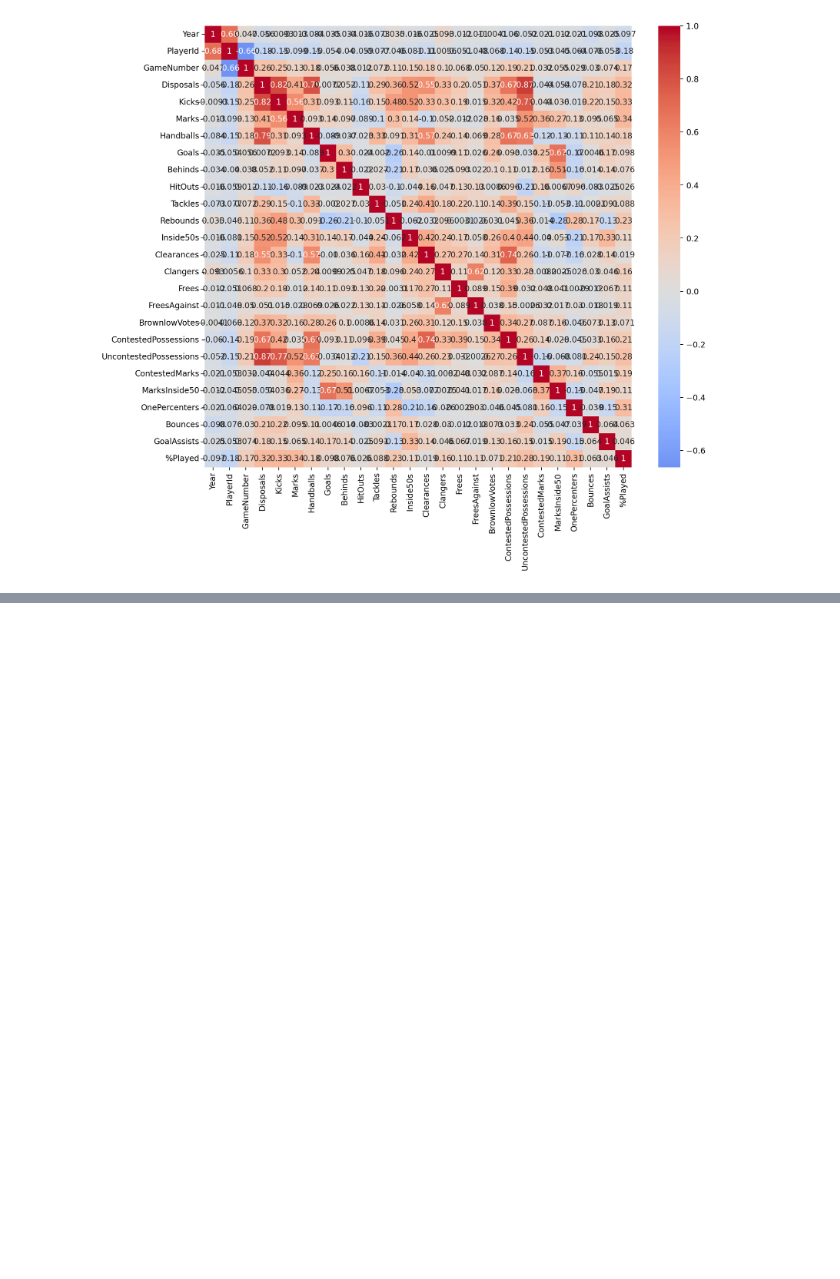
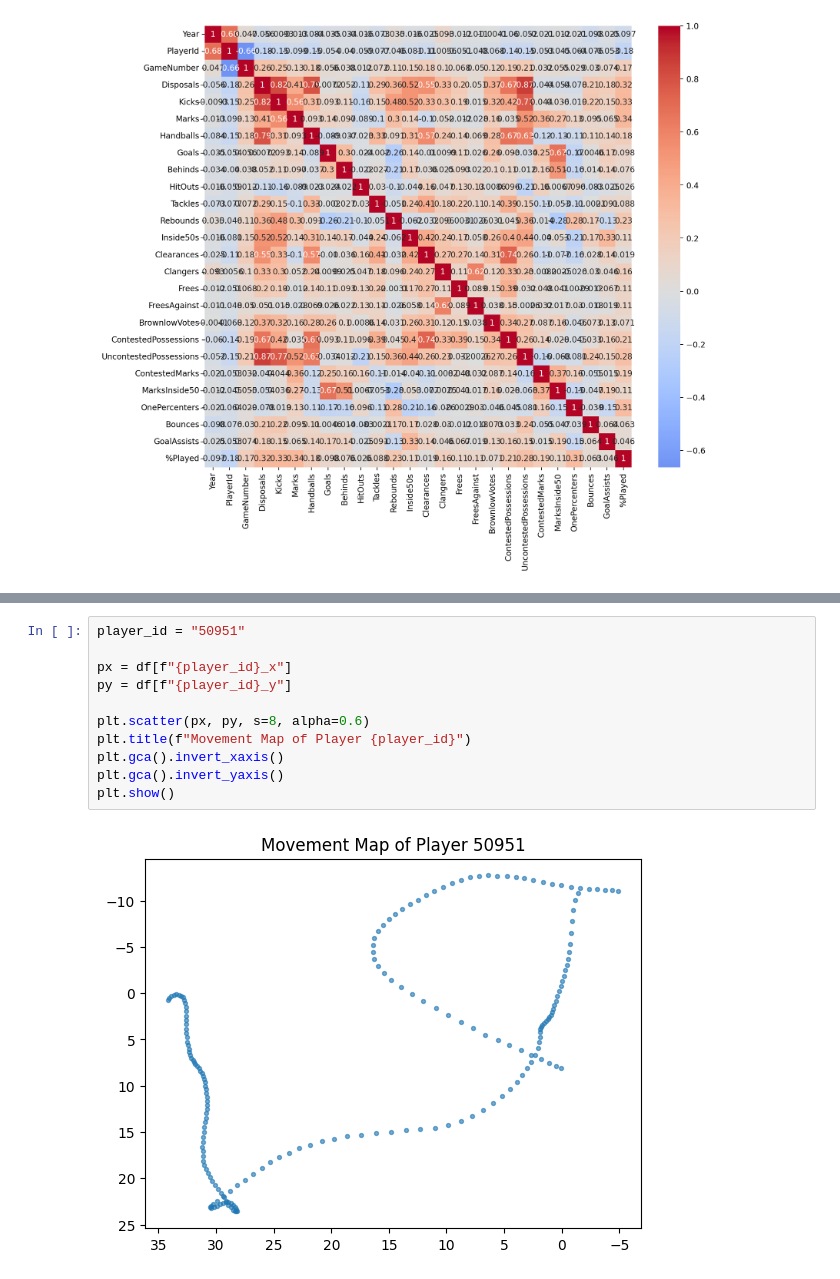
Before and after one commit to KaOs1204/Biomech_Project_2025, a Jupyter notebook: notebooks/01_exploration.ipynb, the cells around one changed output, grey strips where cells are left out. Saved outputs shown, nothing was run; the diff lists cells and outputs as text; blank space fills up the shorter version.

```diff
--- a/notebooks/01_exploration.ipynb
+++ b/notebooks/01_exploration.ipynb
@@ -102,0 +210,13 @@ sns.heatmap(df.corr(numeric_only=True), annot=True, cmap="coolwarm", center=0, a
+# %%
+player_id = "50951"
+
+px = df[f"{player_id}_x"]
+py = df[f"{player_id}_y"]
+
+plt.scatter(px, py, s=8, alpha=0.6)
+plt.title(f"Movement Map of Player {player_id}")
+plt.gca().invert_xaxis()
+plt.gca().invert_yaxis()
+plt.show()
+# %% [output]
+[figure, added]
```
Also changed, not shown: parts of 9 cells of this notebook.
